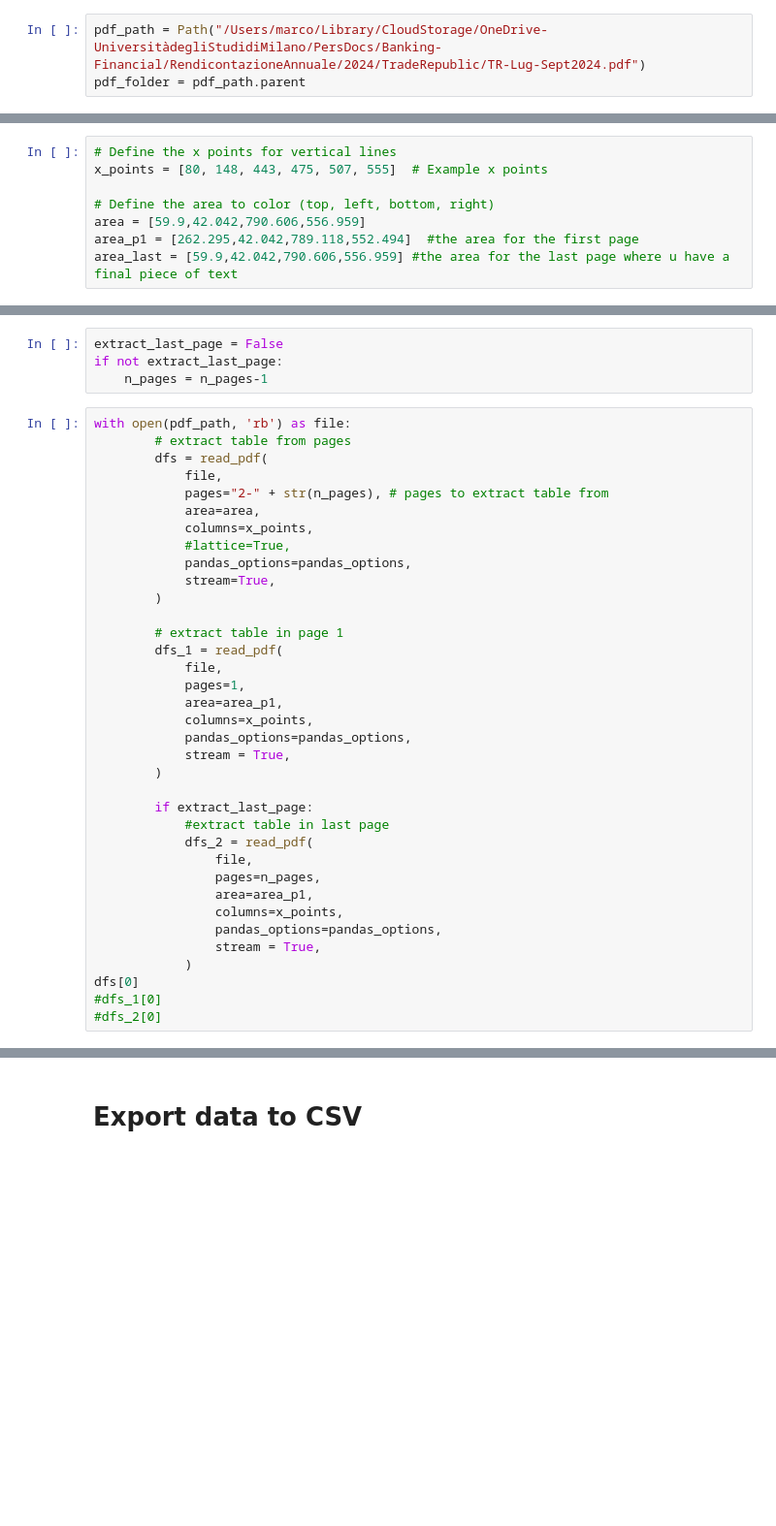
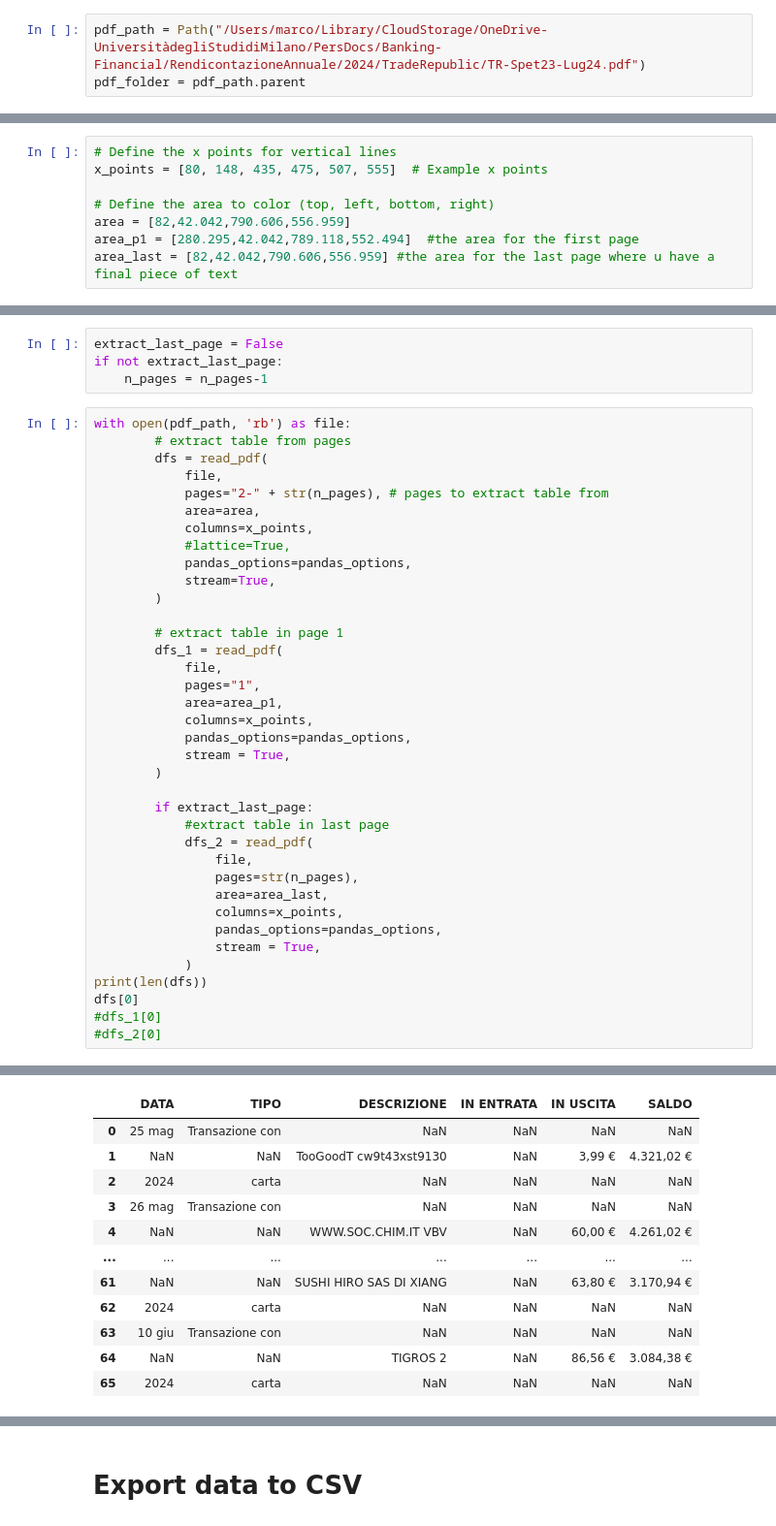
Before and after one commit to MarcoVando/TradeRepublicTableExport, a Jupyter notebook: ExtractPDFTable_jupyter.ipynb, the cells around one changed output, grey strips where cells are left out. Shown: that part at 97% size. Cells and saved outputs as stored; diff of their text form; blank space fills up the shorter version.

```diff
--- a/ExtractPDFTable_jupyter.ipynb
+++ b/ExtractPDFTable_jupyter.ipynb
@@ -8,7 +8,7 @@ from pathlib import Path
 # %% [markdown]
 # Download the PDF
 # %%
-pdf_path = Path("/Users/marco/Library/CloudStorage/OneDrive-UniversitàdegliStudidiMilano/PersDocs/Banking-Financial/RendicontazioneAnnuale/2024/TradeRepublic/TR-Lug-Sept2024.pdf")
+pdf_path = Path("/Users/marco/Library/CloudStorage/OneDrive-UniversitàdegliStudidiMilano/PersDocs/Banking-Financial/RendicontazioneAnnuale/2024/TradeRepublic/TR-Spet23-Lug24.pdf")
 pdf_folder = pdf_path.parent
 # %% [markdown]
 view images
@@ -65,10 +71,10 @@ print(f"Width: {width}, Height: {height}, Channels: {channels}")
 # %%
 # Define the x points for vertical lines
-x_points = [80, 148, 443, 475, 507, 555]  # Example x points
+x_points = [80, 148, 435, 475, 507, 555]  # Example x points
 
 # Define the area to color (top, left, bottom, right)
-area = [59.9,42.042,790.606,556.959]
-area_p1 = [262.295,42.042,789.118,552.494]  #the area for the first page
-area_last = [59.9,42.042,790.606,556.959] #the area for the last page where u have a final piece of text
+area = [82,42.042,790.606,556.959]
+area_p1 = [280.295,42.042,789.118,552.494]  #the area for the first page
+area_last = [82,42.042,790.606,556.959] #the area for the last page where u have a final piece of text
 # %%
 #MODIFY THIS
@@ -130,7 +148,7 @@ with open(pdf_path, 'rb') as file:
         # extract table in page 1
         dfs_1 = read_pdf(
             file,
-            pages=1,
+            pages="1",
             area=area_p1,
             columns=x_points,
             pandas_options=pandas_options,
@@ -141,12 +159,14 @@ with open(pdf_path, 'rb') as file:
             #extract table in last page
             dfs_2 = read_pdf(
                 file,
-                pages=n_pages,
-                area=area_p1,
+                pages=str(n_pages),
+                area=area_last,
                 columns=x_points,
                 pandas_options=pandas_options,
                 stream = True,
             )
+print(len(dfs))
 dfs[0]
 #dfs_1[0]
 #dfs_2[0]
+# %% [output]
@@ -152,0 +174,12 @@ dfs[0]
+|  | DATA | TIPO | DESCRIZIONE | IN ENTRATA | IN USCITA | SALDO |
+| 0 | 25 mag | Transazione con | NaN | NaN | NaN | NaN |
+| 1 | NaN | NaN | TooGoodT cw9t43xst9130 | NaN | 3,99 € | 4.321,02 € |
+| 2 | 2024 | carta | NaN | NaN | NaN | NaN |
+| 3 | 26 mag | Transazione con | NaN | NaN | NaN | NaN |
+| 4 | NaN | NaN | WWW.SOC.CHIM.IT VBV | NaN | 60,00 € | 4.261,02 € |
+| ... | ... | ... | ... | ... | ... | ... |
+| 61 | NaN | NaN | SUSHI HIRO SAS DI XIANG | NaN | 63,80 € | 3.170,94 € |
+| 62 | 2024 | carta | NaN | NaN | NaN | NaN |
+| 63 | 10 giu | Transazione con | NaN | NaN | NaN | NaN |
+| 64 | NaN | NaN | TIGROS 2 | NaN | 86,56 € | 3.084,38 € |
+| 65 | 2024 | carta | NaN | NaN | NaN | NaN |
```
Also changed, not shown: parts of 16 cells of this notebook.
